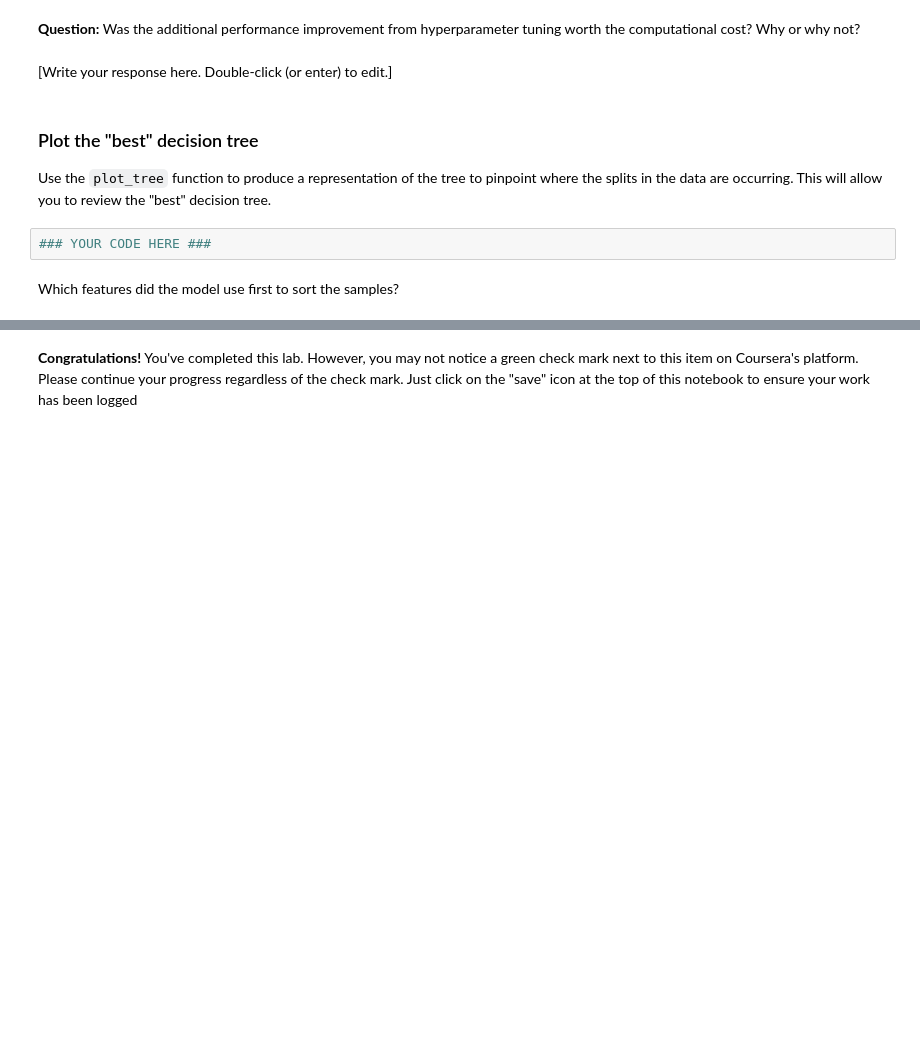
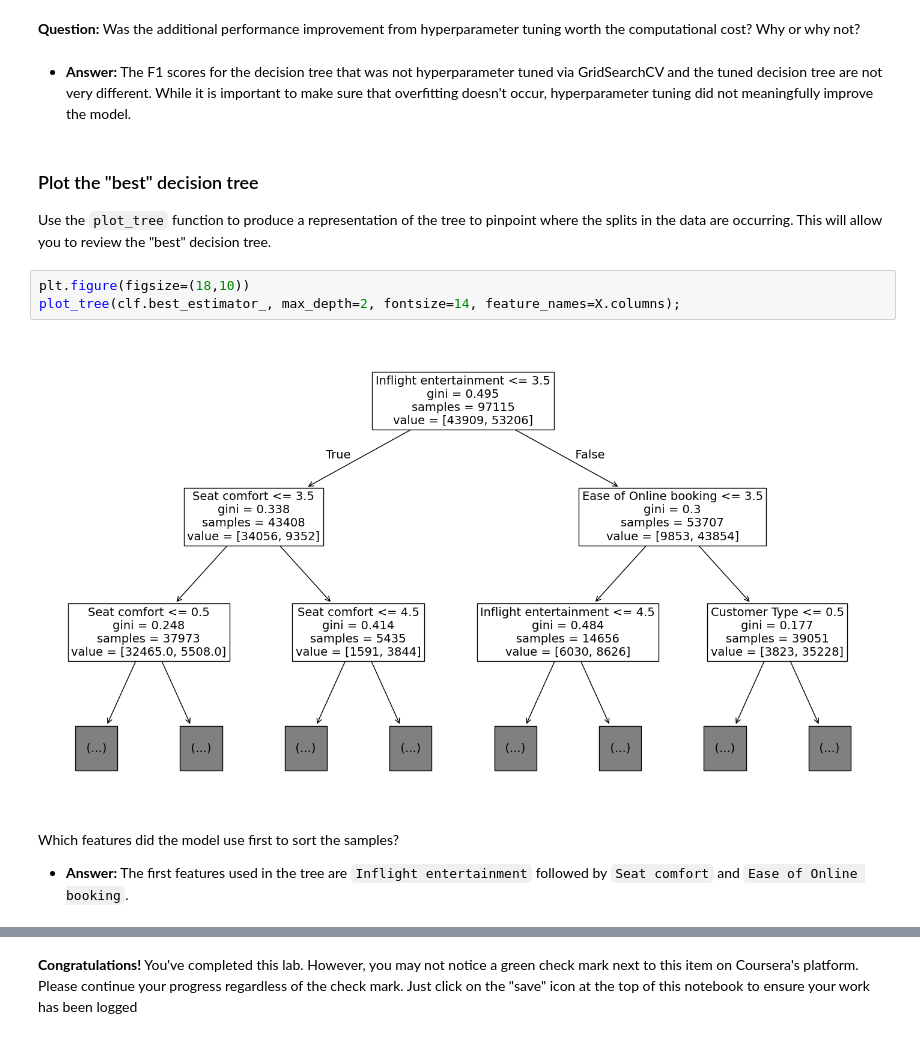
Before and after one commit to dianario/google_advanced_data_analytics, a Jupyter notebook: ml_decision_trees/ml_lab_decision_trees.ipynb, the cells around one changed output, grey strips where cells are left out. Cells and saved outputs as stored; diff of their text form; blank space fills up the shorter version.

Commit message:
Evaluate best fit model and feature importance

```diff
--- a/ml_decision_trees/ml_lab_decision_trees.ipynb
+++ b/ml_decision_trees/ml_lab_decision_trees.ipynb
@@ -459,13 +477,18 @@ Output `mean_test_f1`, `mean_test_recall`, `mean_test_precision`, and `mean_test
 </details>
 # %% [markdown]
 **Question:** Was the additional performance improvement from hyperparameter tuning worth the computational cost? Why or why not?
-# %% [markdown]
-[Write your response here. Double-click (or enter) to edit.]
+# %% [markdown]
+* **Answer:** The F1 scores for the decision tree that was not hyperparameter tuned via GridSearchCV and the tuned decision tree are not very different. While it is important to make sure that overfitting doesn't occur, hyperparameter tuning did not meaningfully improve the model.
 # %% [markdown]
 ### Plot the "best" decision tree
 
 Use the `plot_tree` function to produce a representation of the tree to pinpoint where the splits in the data are occurring. This will allow you to review the "best" decision tree.
-# %%
-### YOUR CODE HERE ###
+# %%
+plt.figure(figsize=(18,10))
+plot_tree(clf.best_estimator_, max_depth=2, fontsize=14, feature_names=X.columns);
+# %% [output]
+[figure, added]
 # %% [markdown]
 Which features did the model use first to sort the samples?
+
+* **Answer:** The first features used in the tree are `Inflight entertainment` followed by `Seat comfort` and `Ease of Online booking`.
```
Also changed, not shown: parts of 8 cells of this notebook.
